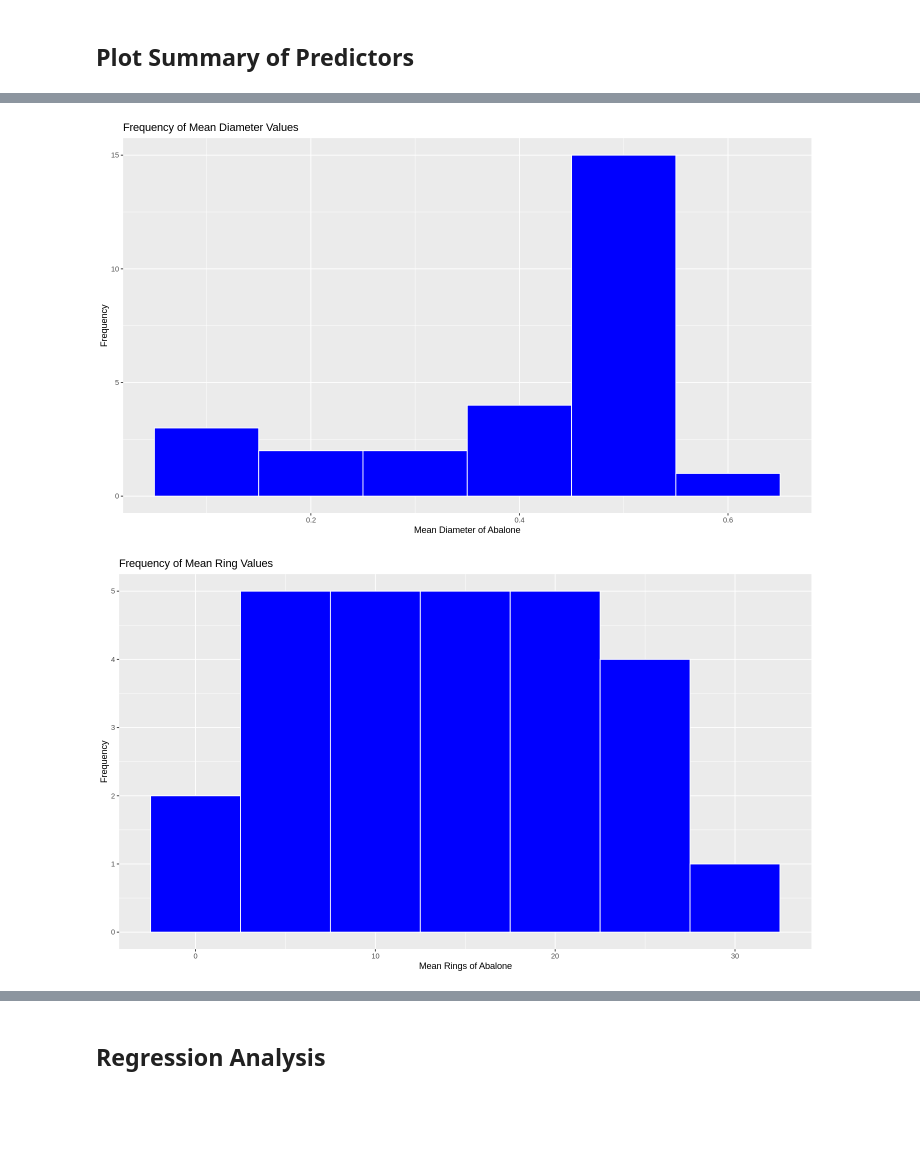
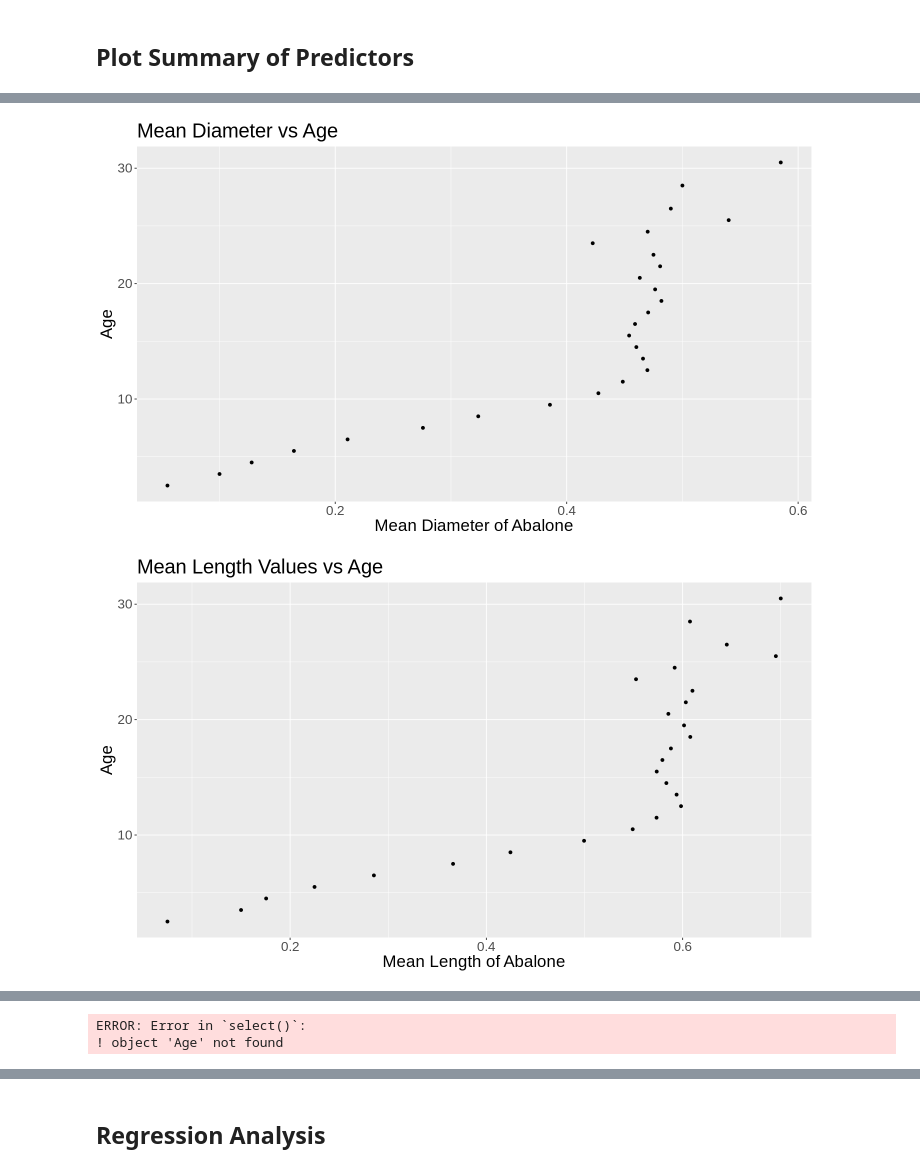
Before and after one commit to joycecoww/dsci100-proj-group62, a Jupyter notebook: Report.ipynb, the cells around one changed output, grey strips where cells are left out. Drawn from its saved outputs; the diff is of its cells as text; code cells hidden in the pictures; blank space fills up the shorter version.

Commit message:
Changed to scatterplot

```diff
--- a/Report.ipynb
+++ b/Report.ipynb
@@ -130,30 +113,32 @@ A tibble: 27 × 12
 # %%
 options(repr.plot.width = 12, repr.plot.height = 7)
 
-
 summarized_plot <- summarized_abalone_train |>
-    ggplot(aes(x = Mean_Whole.weight))+
-    geom_histogram(binwidth = 0.2, colour = "white", fill = "blue") +
-    labs(x = "Mean Whole Weight of Abalone", y = "Frequency", title = "Frequency of Mean Whole Weight Values")
+    ggplot(aes(x = Mean_Whole.weight, y = Age))+
+    geom_point() +
+    labs(x = "Mean Whole Weight of Abalone", y = "Age", title = " Mean Whole Weight Values vs Age") +
+    theme(text = element_text(size = 20))
 
 summarized_plot
 
 summarized_plot_2 <- summarized_abalone_train |>
-    ggplot(aes(x = Mean_Diameter))+
-    geom_histogram(binwidth = 0.1, colour = "white", fill = "blue") +
-    labs(x = "Mean Diameter of Abalone", y = "Frequency", title = "Frequency of Mean Diameter Values")
+    ggplot(aes(x = Mean_Diameter, y = Age))+
+    geom_point() +
+    labs(x = "Mean Diameter of Abalone", y = "Age", title = "Mean Diameter vs Age") +
+ theme(text = element_text(size = 20))
 
 summarized_plot_2
 
-summarized_plot_3 <- summarized_abalone_train |>
-    ggplot(aes(x = Mean_Rings))+
-    geom_histogram(binwidth = 5, colour = "white", fill = "blue") +
-    labs(x = "Mean Rings of Abalone", y = "Frequency", title = "Frequency of Mean Ring Values")
-summarized_plot_3
+# summarized_plot_3 <- summarized_abalone_train |>
+#     ggplot(aes(x = Mean_Rings))+
+#     geom_histogram(binwidth = 5, colour = "white", fill = "blue") +
+#     labs(x = "Mean Rings of Abalone", y = "Frequency", title = "Frequency of Mean Ring Values")
+# summarized_plot_3
 
 summarized_plot_4 <- summarized_abalone_train |>
-    ggplot(aes(x = Mean_Length))+
-    geom_histogram(binwidth = 0.1, colour = "white", fill = "blue") +
-    labs(x = "Mean Length of Abalone", y = "Frequency", title = "Frequency of Mean Length Values")
+    ggplot(aes(x = Mean_Length, y = Age))+
+    geom_point() +
+    labs(x = "Mean Length of Abalone", y = "Age", title = "Mean Length Values vs Age") +
+    theme(text = element_text(size = 20))
 summarized_plot_4
 # %% [output]
@@ -161,2 +146,2 @@ summarized_plot_4
-[figure, old version]
+[figure, new version]
-[figure, old version]
+[figure, new version]
@@ -163,0 +148,9 @@ summarized_plot_4
+# %%
+pairs <- summarized_abalone_train |>
+    select(Age + Mean_Length + Mean_Diameter + Mean_Height + Mean_Whole.weight + Mean_Shucked.weight + Mean_Viscera.weight + Mean_Shell.weight + Mean_Rings) |>
+    ggpairs()
+
+pairs
+# %% [output]
+ERROR: Error in `select()`:
+! object 'Age' not found
```
Also changed, not shown: parts of 4 cells of this notebook.
